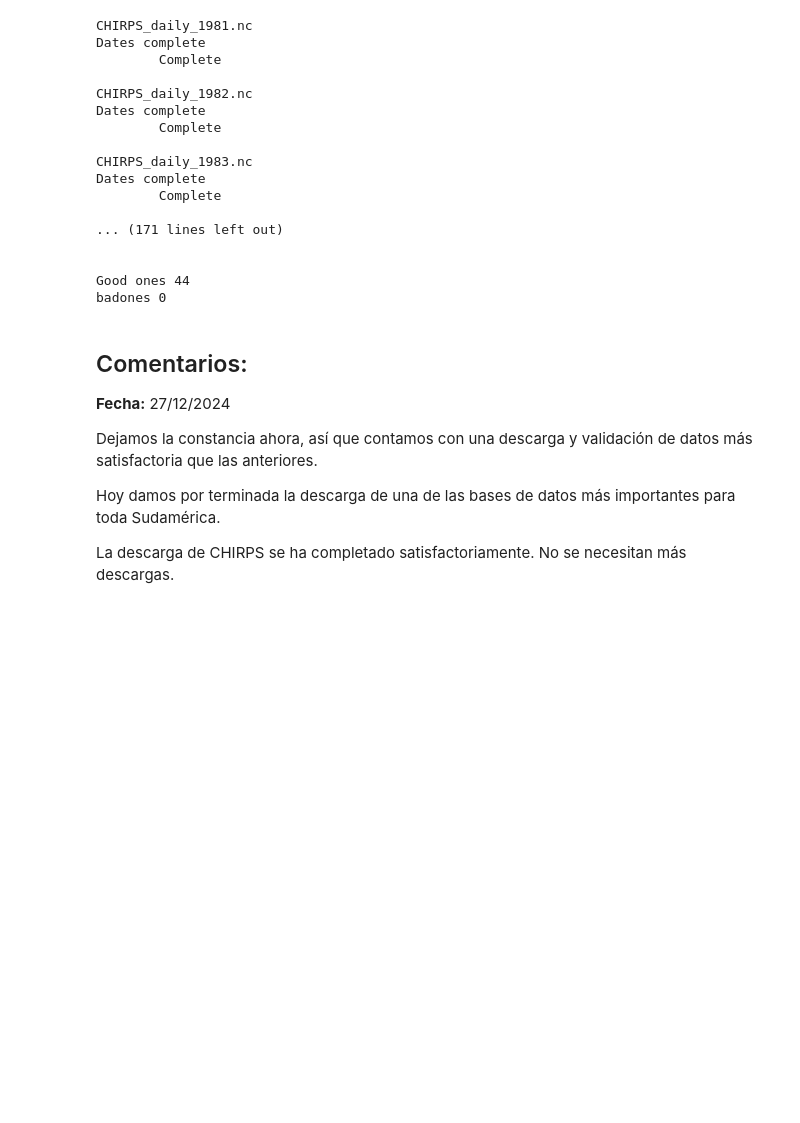
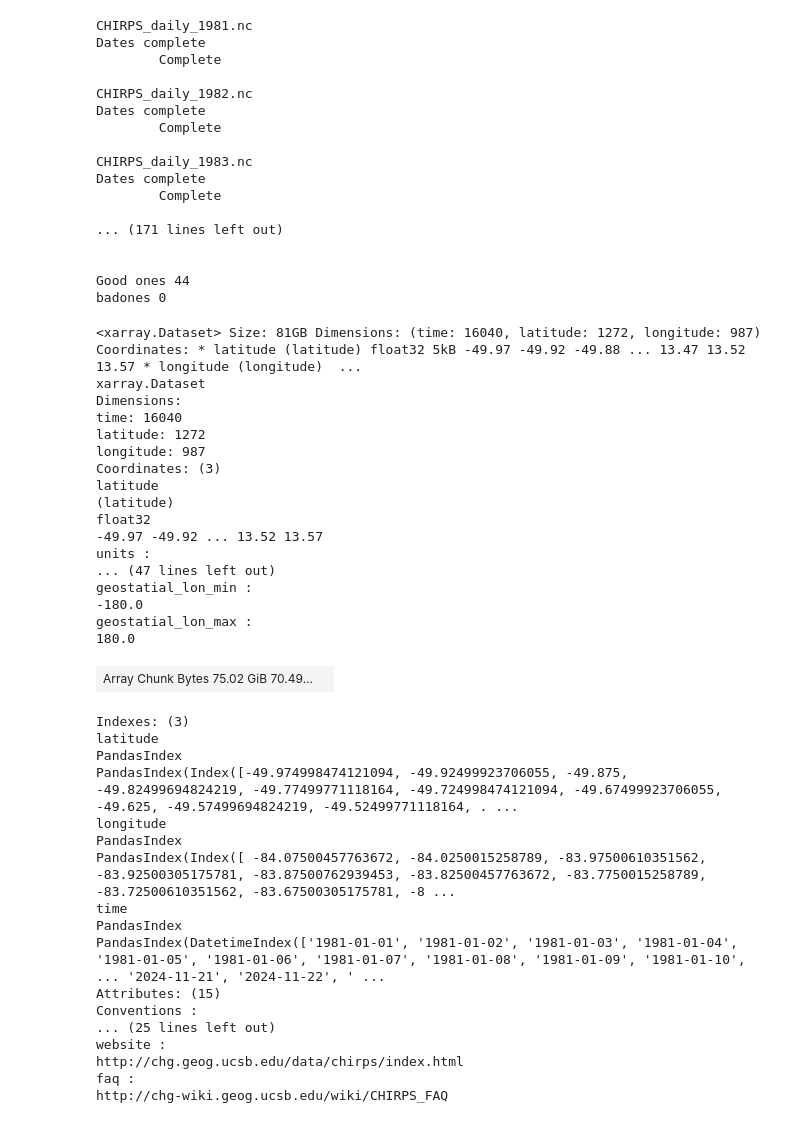
Before and after one commit to Volkmar23/GeospatialAnalysis, a Jupyter notebook: Descargas/01_CHIRPS.ipynb, the cells around one changed output. Drawn from its saved outputs; the diff is of its cells as text; code cells hidden in the pictures; blank space fills up the shorter version.

```diff
--- a/Descargas/01_CHIRPS.ipynb
+++ b/Descargas/01_CHIRPS.ipynb
@@ -424,13 +184,3 @@ Dates complete
 
 Good ones 44
 badones 0
-# %% [markdown]
-## Comentarios:
-
-**Fecha:** 27/12/2024
-
-Dejamos la constancia ahora, así que contamos con una descarga y validación de datos más satisfactoria que las anteriores.
-
-Hoy damos por terminada la descarga de una de las bases de datos más importantes para toda Sudamérica.
-
-La descarga de CHIRPS se ha completado satisfactoriamente. No se necesitan más descargas.
@@ -436,0 +196,38 @@ La descarga de CHIRPS se ha completado satisfactoriamente. No se necesitan más
+# %%
+chirps_rain
+# %% [output]
+<xarray.Dataset> Size: 81GB Dimensions: (time: 16040, latitude: 1272, longitude: 987) Coordinates: * latitude (latitude) float32 5kB -49.97 -49.92 -49.88 ... 13.47 13.52 13.57 * longitude (longitude)  ...
+xarray.Dataset
+Dimensions:
+time: 16040
+latitude: 1272
+longitude: 987
+Coordinates: (3)
+latitude
+(latitude)
+float32
+-49.97 -49.92 ... 13.52 13.57
+units :
+... (47 lines left out)
+geostatial_lon_min :
+-180.0
+geostatial_lon_max :
+180.0
+| Array Chunk Bytes 75.02 GiB 70.49... |  |
+Indexes: (3)
+latitude
+PandasIndex
+PandasIndex(Index([-49.974998474121094, -49.92499923706055, -49.875, -49.82499694824219, -49.77499771118164, -49.724998474121094, -49.67499923706055, -49.625, -49.57499694824219, -49.52499771118164, . ...
+longitude
+PandasIndex
+PandasIndex(Index([ -84.07500457763672, -84.0250015258789, -83.97500610351562, -83.92500305175781, -83.87500762939453, -83.82500457763672, -83.7750015258789, -83.72500610351562, -83.67500305175781, -8 ...
+time
+PandasIndex
+PandasIndex(DatetimeIndex(['1981-01-01', '1981-01-02', '1981-01-03', '1981-01-04', '1981-01-05', '1981-01-06', '1981-01-07', '1981-01-08', '1981-01-09', '1981-01-10', ... '2024-11-21', '2024-11-22', ' ...
+Attributes: (15)
+Conventions :
+... (25 lines left out)
+website :
+http://chg.geog.ucsb.edu/data/chirps/index.html
+faq :
+http://chg-wiki.geog.ucsb.edu/wiki/CHIRPS_FAQ
```
Also changed, not shown: parts of 8 cells of this notebook, 3 other files.
